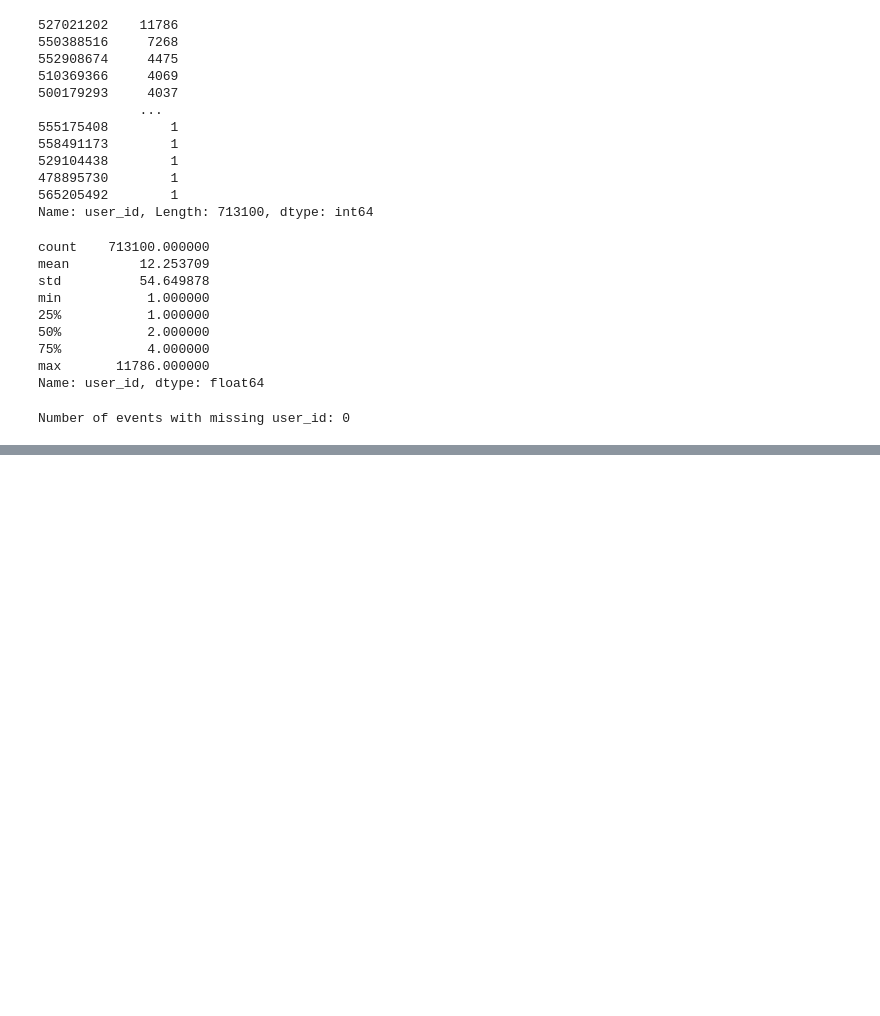
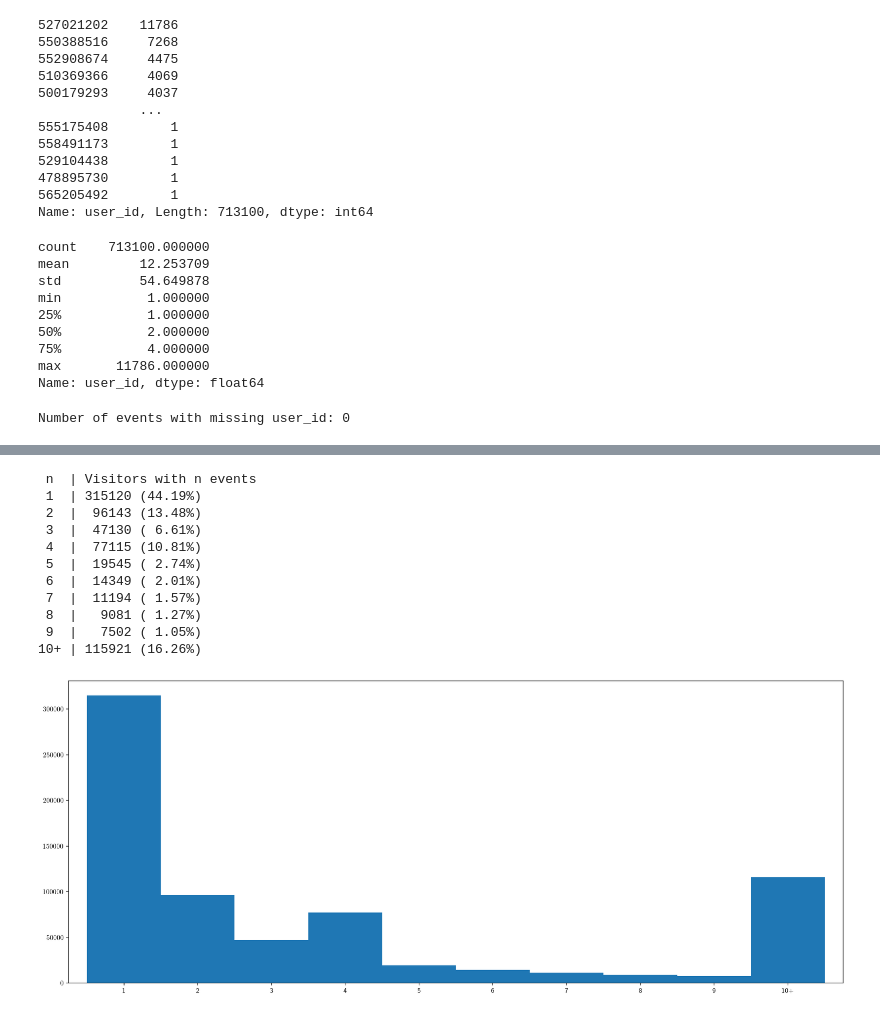
Before and after one commit to WSzP/uxml-ecommerce, a Jupyter notebook: eda-uxml.ipynb, the cells around one changed output, grey strips where cells are left out. Saved outputs shown, nothing was run; the diff lists cells and outputs as text; code cells hidden in the pictures; blank space fills up the shorter version.

```diff
--- a/eda-uxml.ipynb
+++ b/eda-uxml.ipynb
@@ -423,0 +471,17 @@ Number of events with missing user_id: 0
+# %%
+ax = number_of_visitors_with_n_events(visitors.value_counts().sort_index(),10).plot.bar(rot=0,width=1)
+print('')
+plt.show()
+# %% [output]
+ n  | Visitors with n events
+ 1  | 315120 (44.19%)
+ 2  |  96143 (13.48%)
+ 3  |  47130 ( 6.61%)
+ 4  |  77115 (10.81%)
+ 5  |  19545 ( 2.74%)
+ 6  |  14349 ( 2.01%)
+ 7  |  11194 ( 1.57%)
+ 8  |   9081 ( 1.27%)
+ 9  |   7502 ( 1.05%)
+10+ | 115921 (16.26%)
+[figure, added]
```
Also changed, not shown: parts of 4 cells of this notebook, 3 other files.
